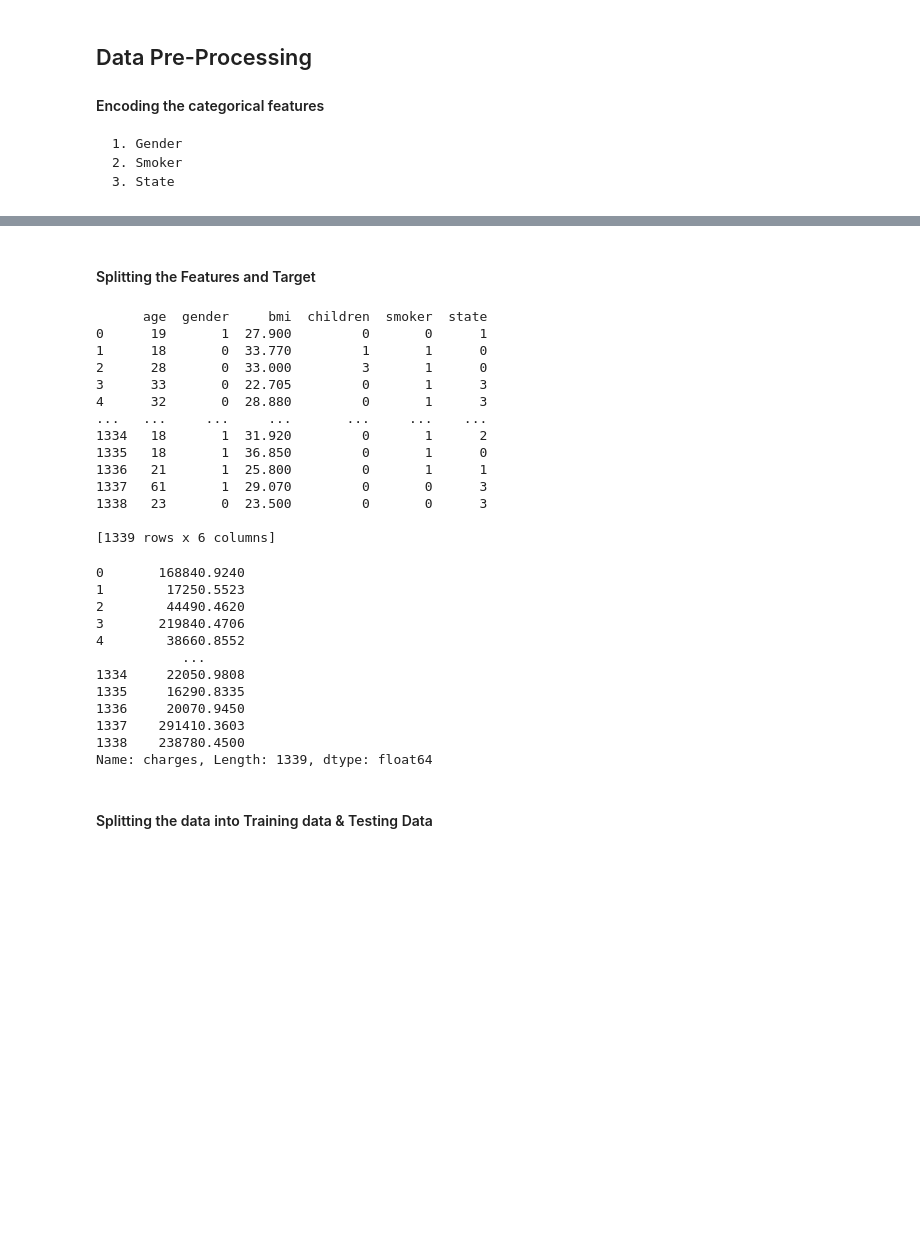
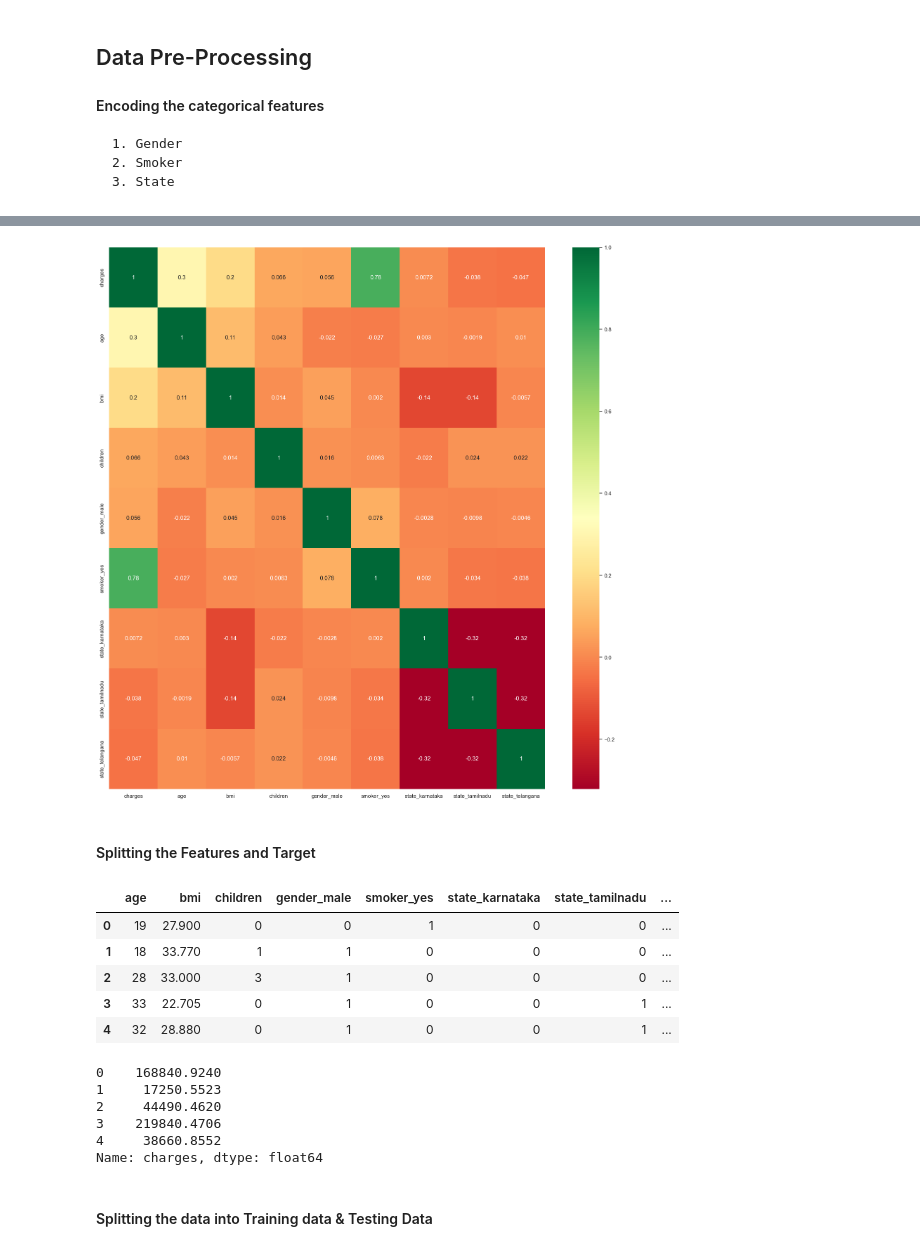
Before and after one commit to SudheerT055/MCA_MiniProject, a Jupyter notebook: MedicalCostPredictionSystem.ipynb, the cells around one changed output, grey strips where cells are left out. Saved outputs shown, nothing was run; the diff lists cells and outputs as text; code cells hidden in the pictures; blank space fills up the shorter version.

```diff
--- a/MedicalCostPredictionSystem.ipynb
+++ b/MedicalCostPredictionSystem.ipynb
@@ -141,11 +150,4 @@ plt.show()
     2. Smoker
     3. State
 # %%
-## encoding sex column
-dataset.replace({'gender':{'male':0,'female':1}}, inplace=True)
-
-## encoding 'smoker' column
-dataset.replace({'smoker':{'yes':0,'no':1}}, inplace=True)
-
-## encoding 'region' column
-dataset.replace({'state':{'andhrapradesh':0,'telangana':1,'karnataka':2,'tamilnadu':3}}, inplace=True)
+dataset.columns
@@ -151,0 +156,3 @@ dataset.replace({'state':{'andhrapradesh':0,'telangana':1,'karnataka':2,'tamilna
+# %%
+final_dataset = dataset[['charges', 'age', 'gender', 'bmi', 'children', 'smoker', 'state']]
+final_dataset.head()
@@ -151,0 +166,3 @@ dataset.replace({'state':{'andhrapradesh':0,'telangana':1,'karnataka':2,'tamilna
+# %%
+final_dataset = pd.get_dummies(final_dataset, drop_first = True)
+final_dataset.head()
@@ -152,3 +189,12 @@ dataset.replace({'state':{'andhrapradesh':0,'telangana':1,'karnataka':2,'tamilna
+# %%
+%matplotlib inline
+corrmat=final_dataset.corr()
+top_corr_features=corrmat.index
+plt.figure(figsize=(20,20))
+#plot heat map
+g=sns.heatmap(final_dataset[top_corr_features].corr(),annot=True,cmap="RdYlGn")
+# %% [output]
+[figure, added]
 # %% [markdown]
 #### Splitting the Features and Target
 # %%
@@ -157,35 +205,21 @@ y = dataset['charges']
 # %%
-print(X)
+X.head()
 # %% [output]
-      age  gender     bmi  children  smoker  state
-0      19       1  27.900         0       0      1
-1      18       0  33.770         1       1      0
-2      28       0  33.000         3       1      0
-3      33       0  22.705         0       1      3
-4      32       0  28.880         0       1      3
-...   ...     ...     ...       ...     ...    ...
-1334   18       1  31.920         0       1      2
-1335   18       1  36.850         0       1      0
-1336   21       1  25.800         0       1      1
-1337   61       1  29.070         0       0      3
-1338   23       0  23.500         0       0      3
-
-[1339 rows x 6 columns]
+|  | age | bmi | children | gender_male | smoker_yes | state_karnataka | state_tamilnadu | ... |
+| 0 | 19 | 27.900 | 0 | 0 | 1 | 0 | 0 | ... |
+| 1 | 18 | 33.770 | 1 | 1 | 0 | 0 | 0 | ... |
+| 2 | 28 | 33.000 | 3 | 1 | 0 | 0 | 0 | ... |
+| 3 | 33 | 22.705 | 0 | 1 | 0 | 0 | 1 | ... |
+| 4 | 32 | 28.880 | 0 | 1 | 0 | 0 | 1 | ... |
 # %%
-print(y)
+y.head()
 # %% [output]
-0       168840.9240
-1        17250.5523
-2        44490.4620
-3       219840.4706
-4        38660.8552
-           ...
-1334     22050.9808
-1335     16290.8335
-1336     20070.9450
-1337    291410.3603
-1338    238780.4500
-Name: charges, Length: 1339, dtype: float64
+0    168840.9240
+1     17250.5523
+2     44490.4620
+3    219840.4706
+4     38660.8552
+Name: charges, dtype: float64
 # %% [markdown]
 #### Splitting the data into Training data & Testing Data
 # %%
```
Also changed, not shown: parts of 15 cells of this notebook.
